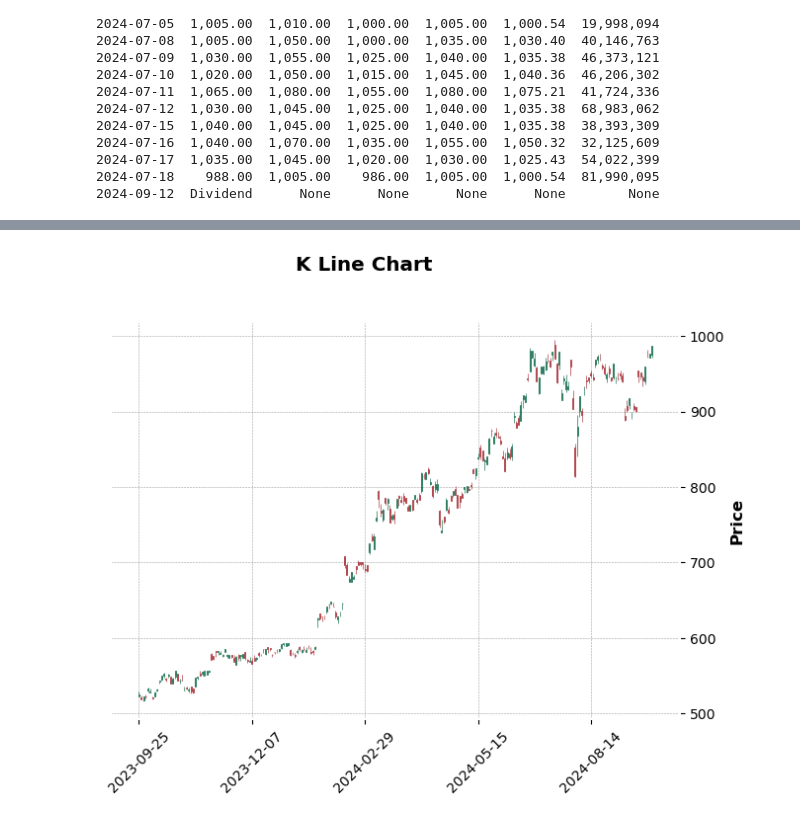
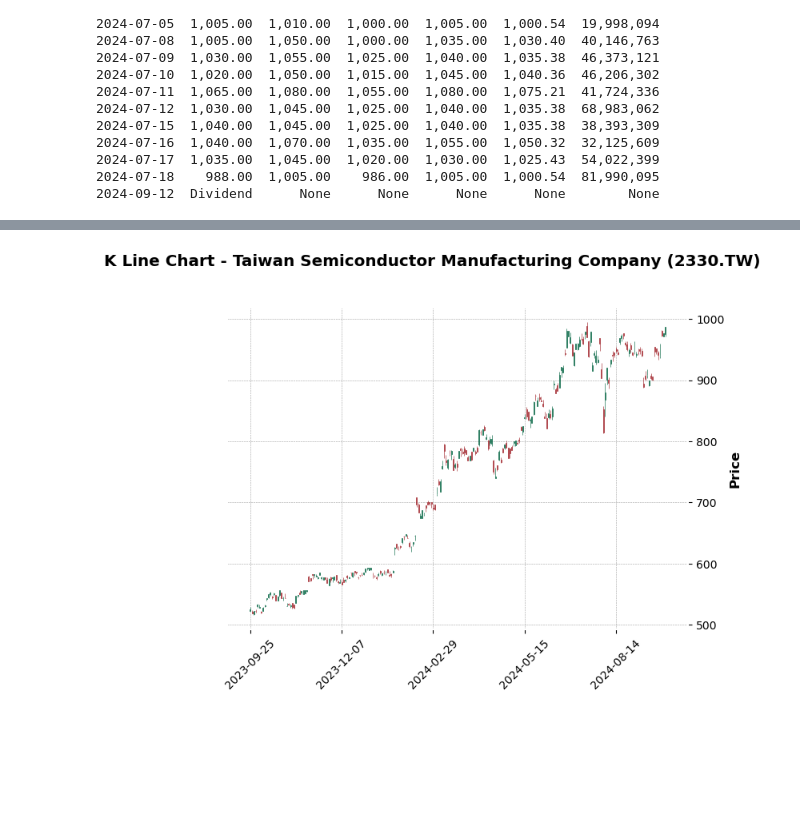
Before and after one commit to happk/Homework_for_Financial-Big-Data-Analysis, a Jupyter notebook: hw1/hw1.ipynb, the cells around one changed output, grey strips where cells are left out. Cells and saved outputs as stored; diff of their text form; code cells hidden in the pictures; blank space fills up the shorter version.

```diff
--- a/hw1/hw1.ipynb
+++ b/hw1/hw1.ipynb
@@ -235,12 +236,12 @@ mpf.plot(df, type='candle', style='charles', volume=False, title='K Line Chart',
 # %%
 # 指定格式
 mpf.plot(df,
          type='candle',
          style='charles',
          volume=False,
-         title='K Line Chart',
+         title='K Line Chart - Taiwan Semiconductor Manufacturing Company (2330.TW)',
          ylabel='Price',
          ylabel_lower='Volume',
          datetime_format='%Y-%m-%d')
 # %% [output]
-[figure, old version]
+[figure, new version]
```
Also changed, not shown: parts of 2 cells of this notebook.
